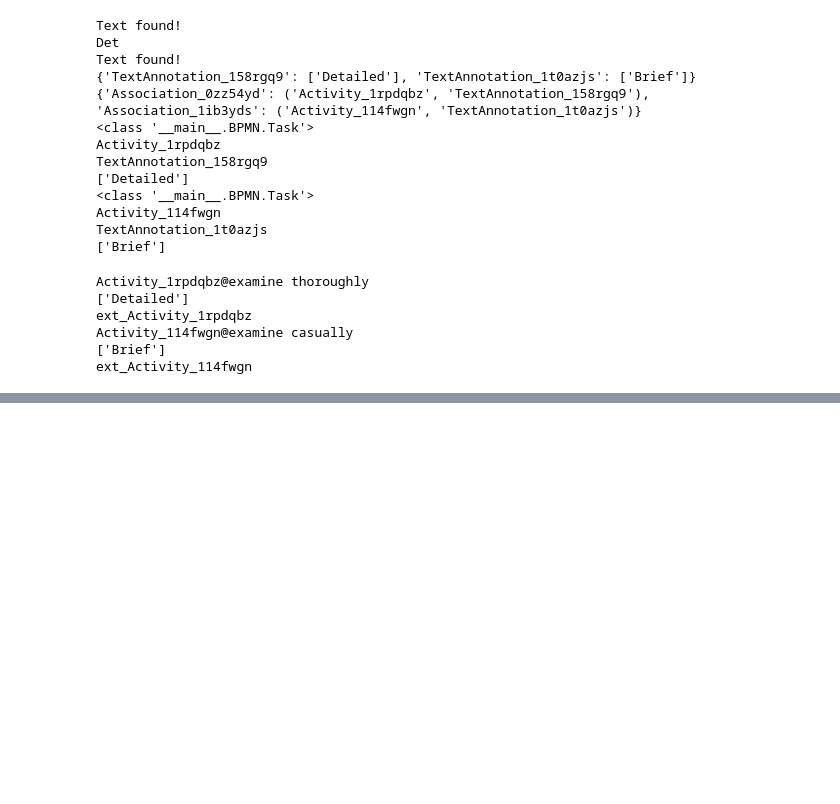
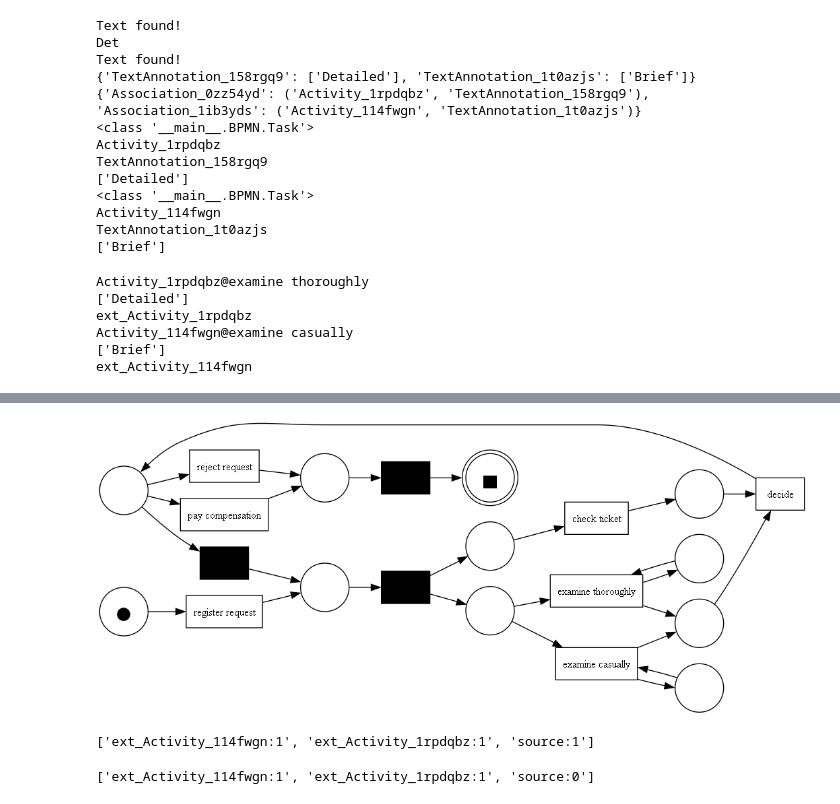
Before and after one commit to ibcs47/DS-PM, a Jupyter notebook: Check_Annotations4.ipynb, the cells around one changed output, grey strips where cells are left out. Saved outputs shown, nothing was run; the diff lists cells and outputs as text; code cells hidden in the pictures; blank space fills up the shorter version.

```diff
--- a/Check_Annotations4.ipynb
+++ b/Check_Annotations4.ipynb
@@ -1080,0 +1082,2 @@ write_pnml(pn2, i2, f2, "annotated_petri.pnml")
+# %%
+iv = i2.copy()
@@ -1080,0 +1101,4 @@ write_pnml(pn2, i2, f2, "annotated_petri.pnml")
+# %%
+view_petri_net(pn2, iv, fv)
+# %% [output]
+[figure, added]
@@ -1080,0 +1107,4 @@ write_pnml(pn2, i2, f2, "annotated_petri.pnml")
+# %%
+ip
+# %% [output]
+['ext_Activity_114fwgn:1', 'ext_Activity_1rpdqbz:1', 'source:1']
@@ -1080,0 +1113,4 @@ write_pnml(pn2, i2, f2, "annotated_petri.pnml")
+# %%
+ip
+# %% [output]
+['ext_Activity_114fwgn:1', 'ext_Activity_1rpdqbz:1', 'source:0']
```
Also changed, not shown: parts of 9 cells of this notebook, 2 other files.
